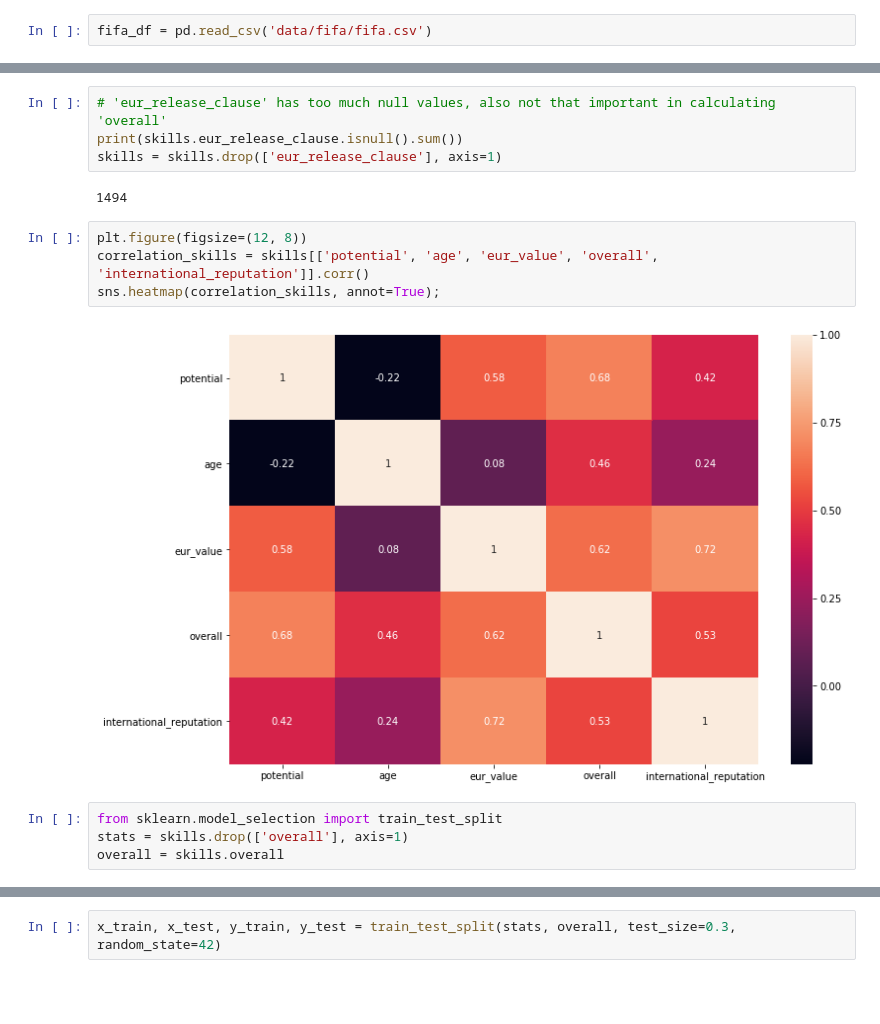
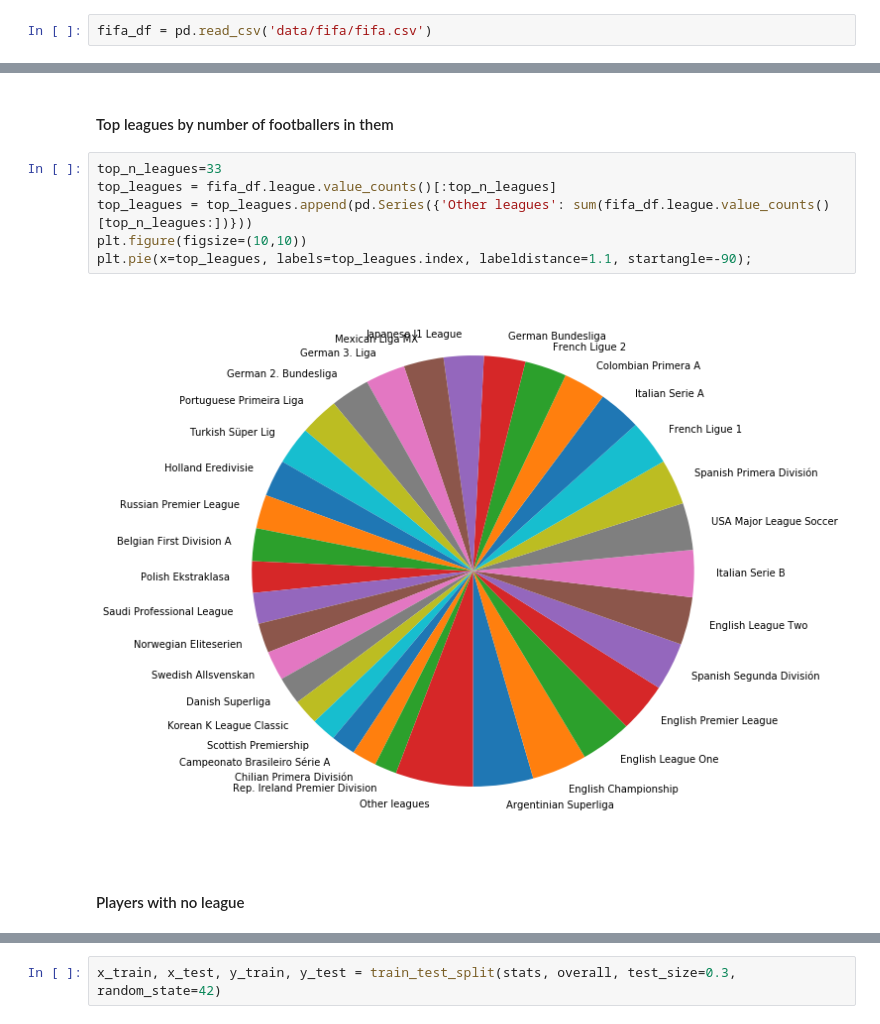
Before and after one commit to nbabulkov/fmi-machine-learning, a Jupyter notebook: Fifa.ipynb, the cells around one changed output, grey strips where cells are left out. Saved outputs shown, nothing was run; the diff lists cells and outputs as text; blank space fills up the shorter version.

```diff
--- a/Fifa.ipynb
+++ b/Fifa.ipynb
@@ -276,16 +102,12 @@ Length: 95, dtype: int64
-# %%
-# 'eur_release_clause' has too much null values, also not that important in calculating 'overall'
-print(skills.eur_release_clause.isnull().sum())
-skills = skills.drop(['eur_release_clause'], axis=1)
-# %% [output]
-1494
-# %%
-plt.figure(figsize=(12, 8))
-correlation_skills = skills[['potential', 'age', 'eur_value', 'overall', 'international_reputation']].corr()
-sns.heatmap(correlation_skills, annot=True);
-# %% [output]
-[figure, removed]
-# %%
-from sklearn.model_selection import train_test_split
-stats = skills.drop(['overall'], axis=1)
-overall = skills.overall
+# %% [markdown]
+#### Top leagues by number of footballers in them
+# %%
+top_n_leagues=33
+top_leagues = fifa_df.league.value_counts()[:top_n_leagues]
+top_leagues = top_leagues.append(pd.Series({'Other leagues': sum(fifa_df.league.value_counts()[top_n_leagues:])}))
+plt.figure(figsize=(10,10))
+plt.pie(x=top_leagues, labels=top_leagues.index, labeldistance=1.1, startangle=-90);
+# %% [output]
+[figure, added]
+# %% [markdown]
+#### Players with no league
```
Also changed, not shown: parts of 128 cells of this notebook.
